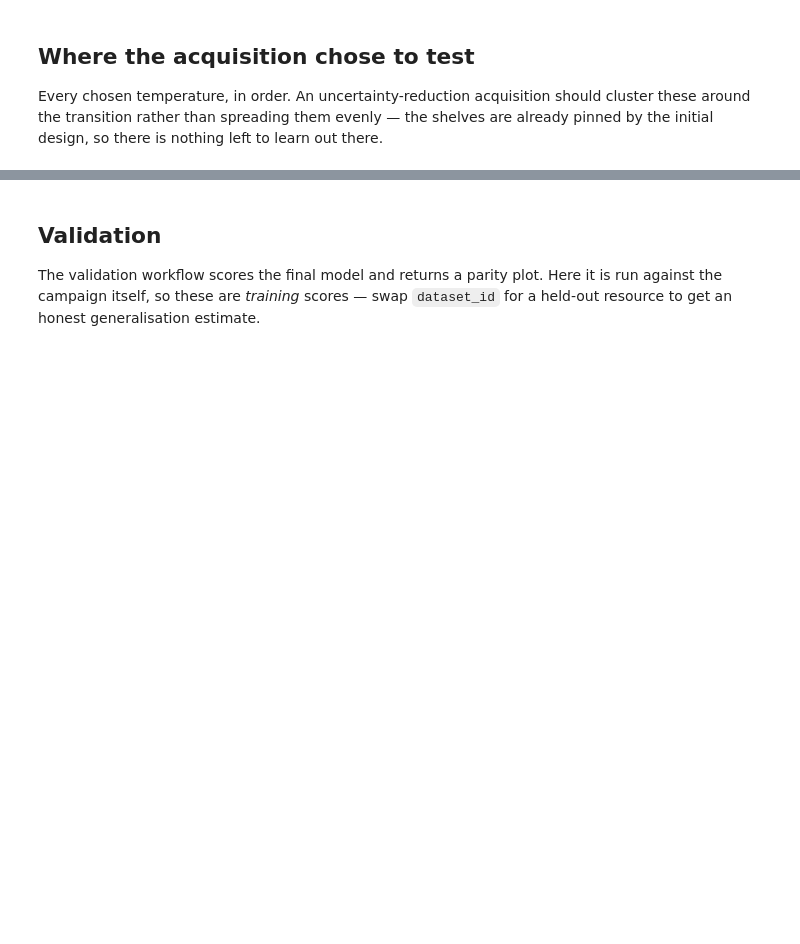
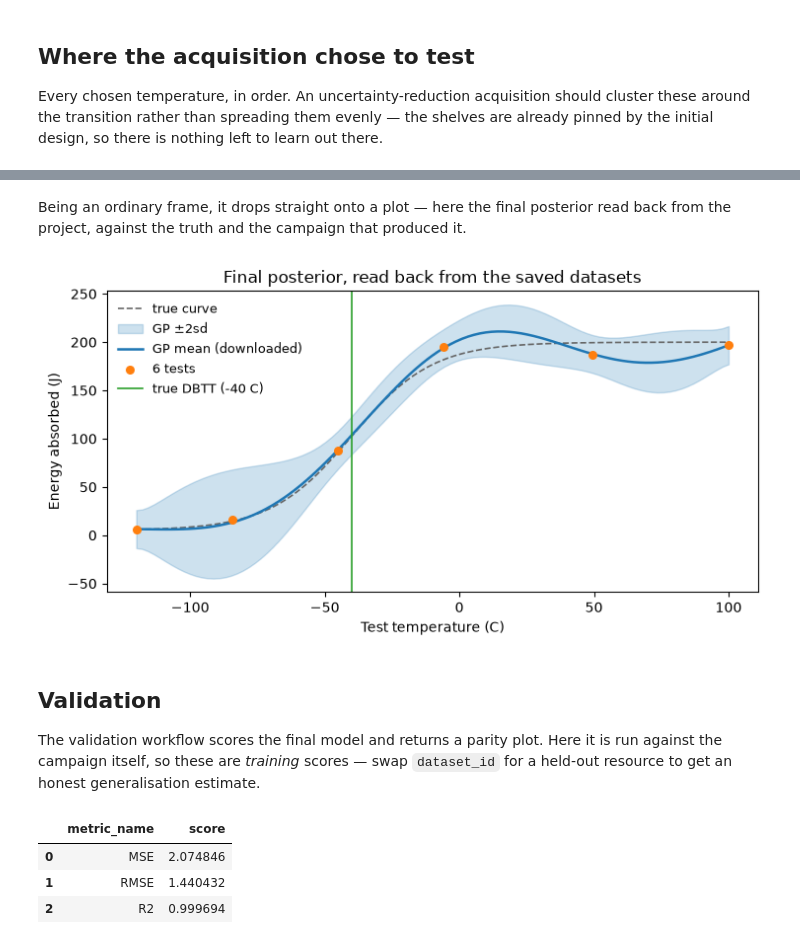
Before and after one commit to digiLab-ai/dbtt-active-learning, a Jupyter notebook: notebooks/05_engine_active_learning.ipynb, the cells around one changed output, grey strips where cells are left out. Drawn from its saved outputs; the diff is of its cells as text; code cells hidden in the pictures; blank space fills up the shorter version.

```diff
--- a/notebooks/05_engine_active_learning.ipynb
+++ b/notebooks/05_engine_active_learning.ipynb
@@ -77,6 +84,8 @@ ACQUISITION = "qNIPV"
 DATASET_NAME = "dbtt_campaign"
 MODEL_NAME = "dbtt_gp"
 POINTS_NAME = "dbtt_next_point"
+MEAN_NAME = "dbtt_gp_mean"
+UNCERTAINTY_NAME = "dbtt_gp_sd"
 
 simulator = CharpySimulator()
 campaign = simulator.run(SEED_TEMPERATURES, start_index=1)
@@ -106,16 +124,21 @@ recommending = W.build_recommendation_workflow(
     client, project_id, model_id, POINTS_NAME, acquisition=ACQUISITION
 )
 plotting = W.build_gp_plot_workflow(client, project_id, model_id, BOUNDS)
+predicting = W.build_prediction_workflow(
+    client, project_id, model_id, BOUNDS, MEAN_NAME, UNCERTAINTY_NAME
+)
 validating = W.build_validation_workflow(client, project_id, model_id, dataset_id)
 
 recommending_id = W.save_workflow(client, project_id, recommending, "Active Learning - Reduce uncertainty")
 plotting_id = W.save_workflow(client, project_id, plotting, "Temp to Energy - GP plot")
+predicting_id = W.save_workflow(client, project_id, predicting, "Predict slice")
 validating_id = W.save_workflow(client, project_id, validating, "Validate energy model")
 
 for name, wid in [
     ("Train model", training_id),
     ("Active Learning - Reduce uncertainty", recommending_id),
     ("Temp to Energy - GP plot", plotting_id),
+    ("Predict slice", predicting_id),
     ("Validate energy model", validating_id),
 ]:
     print(f"{name:40s} {wid}")
@@ -238,0 +290,6 @@ plt.show()
+# %%
+saved = W.saved_prediction(
+    client, project_id, W.run_saved(client, project_id, predicting_id)
+)
+print(f"saved as {MEAN_NAME!r} and {UNCERTAINTY_NAME!r} in the project")
+saved.head()
@@ -239,3 +304,27 @@ plt.show()
+# %% [markdown]
+Being an ordinary frame, it drops straight onto a plot — here the final posterior read
+back from the project, against the truth and the campaign that produced it.
+# %%
+t = saved[TEMPERATURE_COL].to_numpy()
+mean, sd = saved["mean"].to_numpy(), saved["sd"].to_numpy()
+
+fig, ax = plt.subplots(figsize=(7.5, 4))
+ax.plot(grid, truth, color="0.4", lw=1.2, ls="--", label="true curve")
+ax.fill_between(t, mean - 2 * sd, mean + 2 * sd, alpha=0.22, color="C0", label="GP ±2sd")
+ax.plot(t, mean, color="C0", lw=1.8, label="GP mean (downloaded)")
+ax.scatter(
+    campaign[TEMPERATURE_COL], campaign[ENERGY_COL],
+    s=30, color="C1", zorder=3, label=f"{len(campaign)} tests",
+)
+ax.axvline(simulator.dbtt, color="C2", lw=1.2, label=f"true DBTT ({simulator.dbtt:g} C)")
+ax.set_xlabel("Test temperature (C)")
+ax.set_ylabel("Energy absorbed (J)")
+ax.set_title("Final posterior, read back from the saved datasets")
+ax.legend(frameon=False, fontsize=9)
+fig.tight_layout()
+plt.show()
+# %% [output]
+[figure, added]
 # %% [markdown]
 ## Validation
 
@@ -245,6 +334,11 @@ held-out resource to get an honest generalisation estimate.
 # %%
 results = W.outputs(W.run_saved(client, project_id, validating_id))
 W.as_frame(results["Score_scores"])
+# %% [output]
+|  | metric_name | score |
+| 0 | MSE | 2.074846 |
+| 1 | RMSE | 1.440432 |
+| 2 | R2 | 0.999694 |
 # %% [markdown]
 ## Notes
 
```
Also changed, not shown: parts of 13 cells of this notebook, 13 other files.
